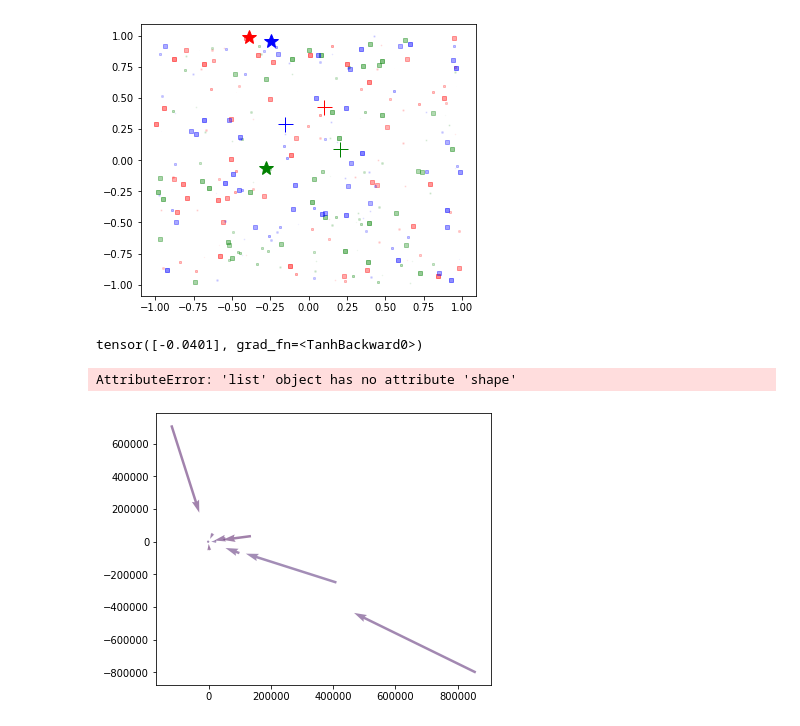
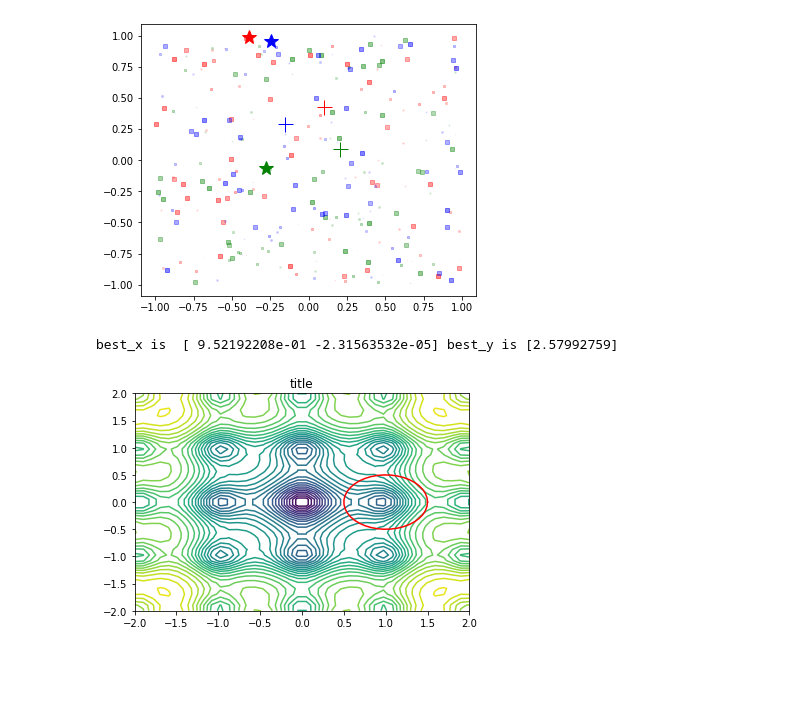
Before and after one commit to liangaomng/POF, a Jupyter notebook: Operator/OE_inverse.ipynb, the cells around one changed output. Cells and saved outputs as stored; diff of their text form; code cells hidden in the pictures; blank space fills up the shorter version.

```diff
--- a/Operator/OE_inverse.ipynb
+++ b/Operator/OE_inverse.ipynb
@@ -235,16 +235,66 @@ for particle_index, color in enumerate(colors):
 plt.show()
 # %% [output]
 [figure]
-# %%
- outputs = model.bran_nn(torch.tensor([82.89249, 85.94301]))
-outputs
-# %% [output]
-tensor([-0.0401], grad_fn=<TanhBackward0>)
-# %%
-particles_history.shape
-# %% [output]
-AttributeError: 'list' object has no attribute 'shape'
-# %%
-pso_optimizer.visualize()
-# %% [output]
-[figure, removed]
+# %%
+import numpy as np
+from sko.PSO import PSO
+
+
+def demo_func(x):
+    x1, x2 = x
+    return -20 * np.exp(-0.2 * np.sqrt(0.5 * (x1 ** 2 + x2 ** 2))) - np.exp(
+        0.5 * (np.cos(2 * np.pi * x1) + np.cos(2 * np.pi * x2))) + 20 + np.e
+
+
+constraint_ueq = (
+    lambda x: (x[0] - 1) ** 2 + (x[1] - 0) ** 2 - 0.5 ** 2
+    ,
+)
+
+max_iter = 50
+pso = PSO(func=demo_func, n_dim=2, pop=40, max_iter=max_iter, lb=[-2, -2], ub=[2, 2]
+          , constraint_ueq=constraint_ueq)
+pso.record_mode = True
+pso.run()
+print('best_x is ', pso.gbest_x, 'best_y is', pso.gbest_y)
+
+# %% Now Plot the animation
+import matplotlib.pyplot as plt
+from matplotlib.animation import FuncAnimation
+
+record_value = pso.record_value
+X_list, V_list = record_value['X'], record_value['V']
+
+fig, ax = plt.subplots(1, 1)
+ax.set_title('title', loc='center')
+line = ax.plot([], [], 'b.')
+
+X_grid, Y_grid = np.meshgrid(np.linspace(-2.0, 2.0, 40), np.linspace(-2.0, 2.0, 40))
+Z_grid = demo_func((X_grid, Y_grid))
+ax.contour(X_grid, Y_grid, Z_grid, 30)
+
+ax.set_xlim(-2, 2)
+ax.set_ylim(-2, 2)
+
+t = np.linspace(0, 2 * np.pi, 40)
+ax.plot(0.5 * np.cos(t) + 1, 0.5 * np.sin(t), color='r')
+
+plt.ion()
+p = plt.show()
+
+
+def update_scatter(frame):
+    i, j = frame // 10, frame % 10
+    ax.set_title('iter = ' + str(i))
+    X_tmp = X_list[i] + V_list[i] * j / 10.0
+    plt.setp(line, 'xdata', X_tmp[:, 0], 'ydata', X_tmp[:, 1])
+    return line
+
+
+ani = FuncAnimation(fig, update_scatter, blit=True, interval=25, frames=max_iter * 10)
+plt.show()
+
+ani.save('pso.gif', writer='pillow')
+# %% [output]
+best_x is  [ 9.52192208e-01 -2.31563532e-05] best_y is [2.57992759]
+[figure, added]
```
Also changed, not shown: parts of 4 cells of this notebook, 15 other files.
